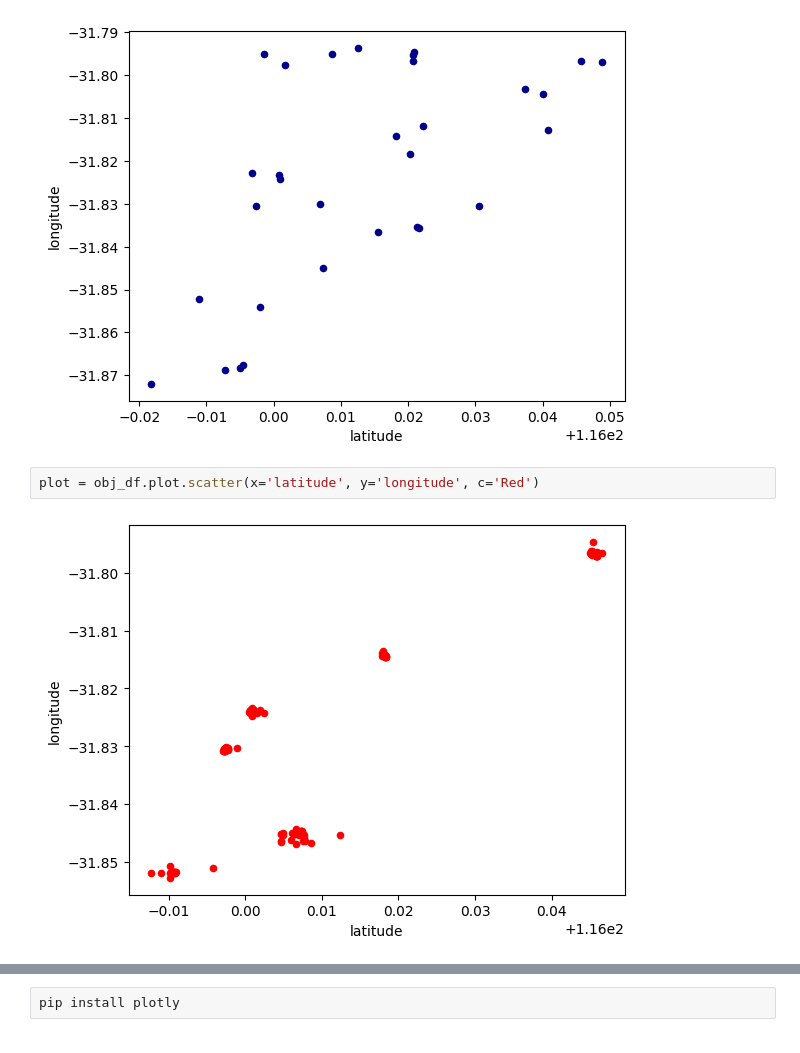
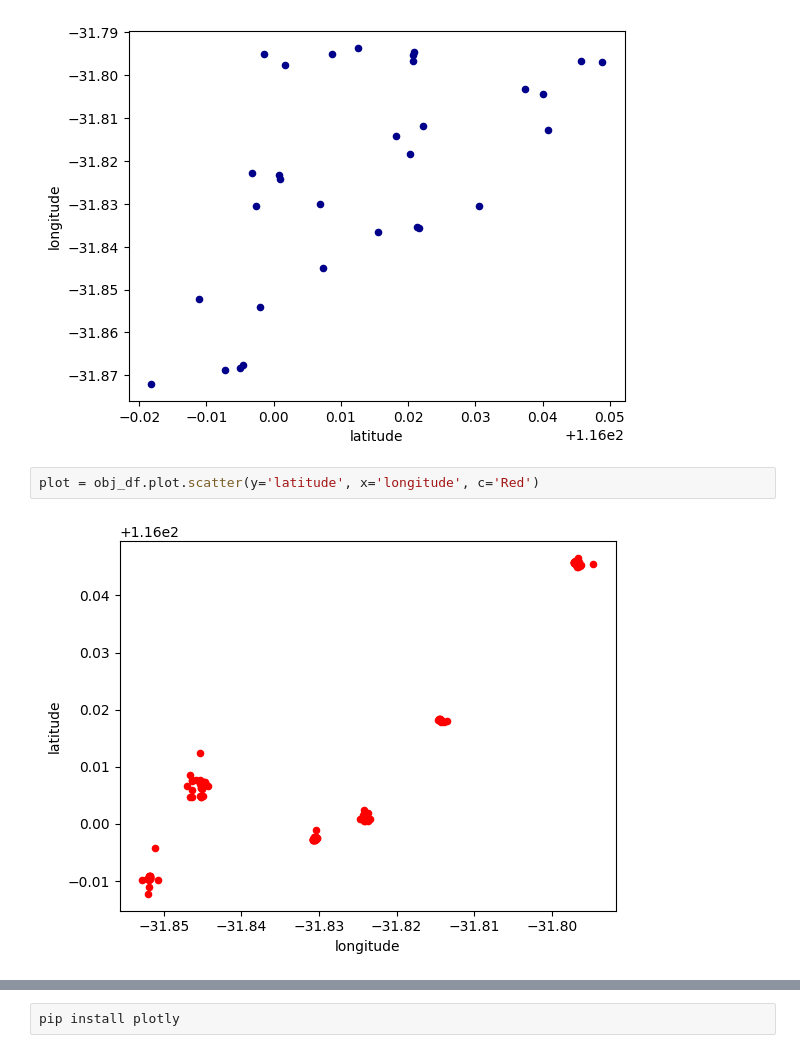
Before and after one commit to osullik/GESTALT, a Jupyter notebook: code/vizualizations.ipynb, the cells around one changed output, grey strips where cells are left out. Drawn from its saved outputs; the diff is of its cells as text.

```diff
--- a/code/vizualizations.ipynb
+++ b/code/vizualizations.ipynb
@@ -74,7 +60,7 @@ plot = osm_df.plot.scatter(x='latitude', y='longitude', c='DarkBlue')
 # %% [output]
 [figure]
 # %%
-plot = obj_df.plot.scatter(x='latitude', y='longitude', c='Red')
+plot = obj_df.plot.scatter(y='latitude', x='longitude', c='Red')
 # %% [output]
-[figure, old version]
+[figure, new version]
 # %%
```
Also changed, not shown: parts of 44 cells of this notebook, 2 other files.
